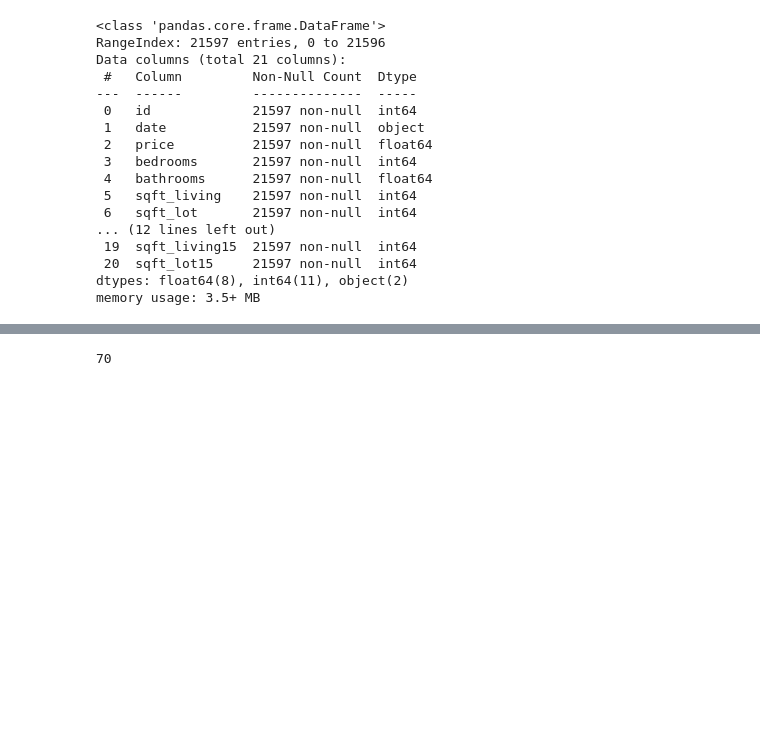
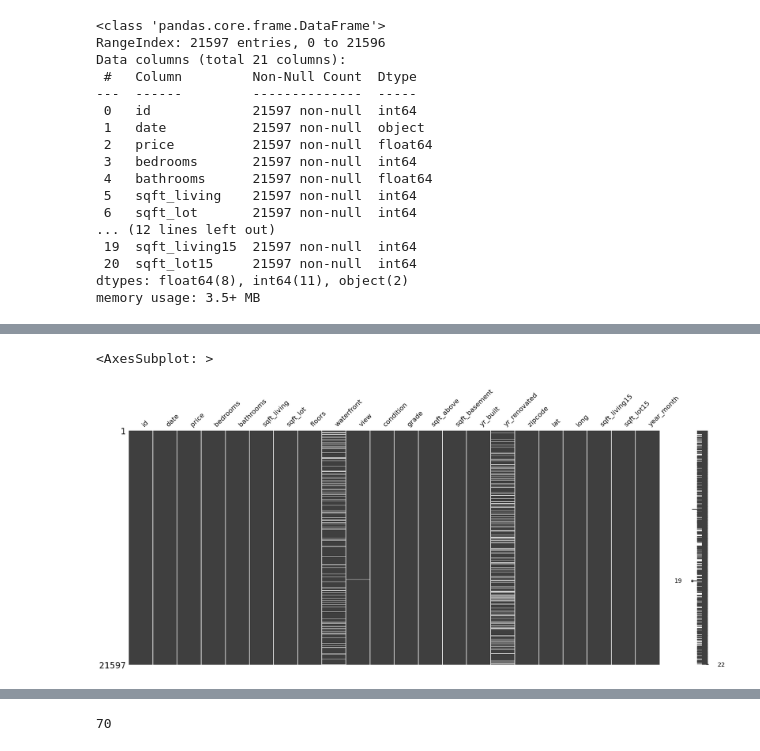
Before and after one commit to d-k-sch/eda_project_real_estate, a Jupyter notebook: EDA.ipynb, the cells around one changed output, grey strips where cells are left out. Saved outputs shown, nothing was run; the diff lists cells and outputs as text; code cells hidden in the pictures; blank space fills up the shorter version.

```diff
--- a/EDA.ipynb
+++ b/EDA.ipynb
@@ -53,3 +54,5 @@ Data columns (total 21 columns):
  20  sqft_lot15     21597 non-null  int64
 dtypes: float64(8), int64(11), object(2)
 memory usage: 3.5+ MB
+# %%
+df.date = pd.to_datetime(df.date)
@@ -55,0 +79,2 @@ memory usage: 3.5+ MB
+# %%
+df["year_month"] = df["date"].dt.strftime("%Y-%m")
@@ -55,0 +121,5 @@ memory usage: 3.5+ MB
+# %%
+msno.matrix(df)
+# %% [output]
+<AxesSubplot: >
+[figure, added]
```
Also changed, not shown: parts of 32 cells of this notebook.
